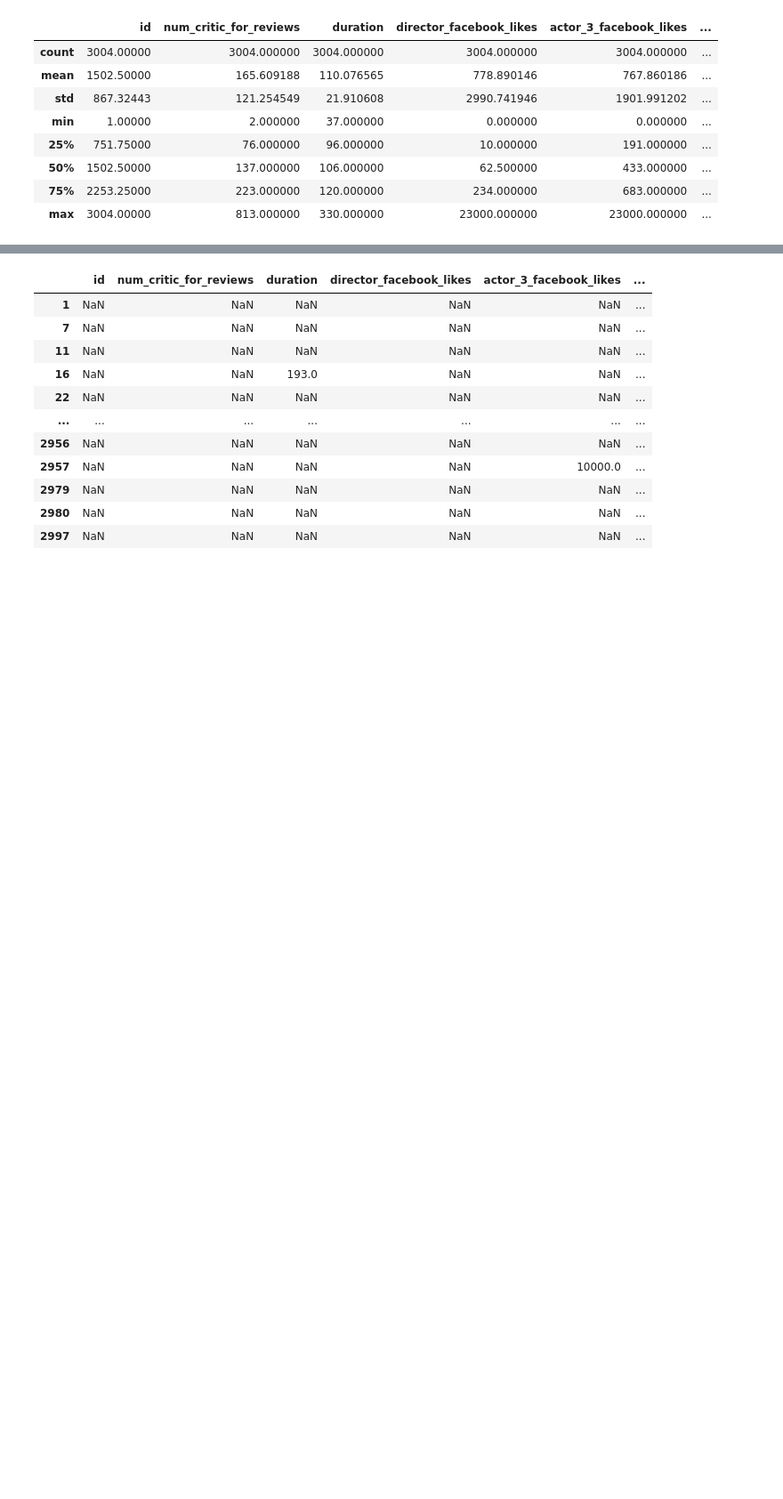
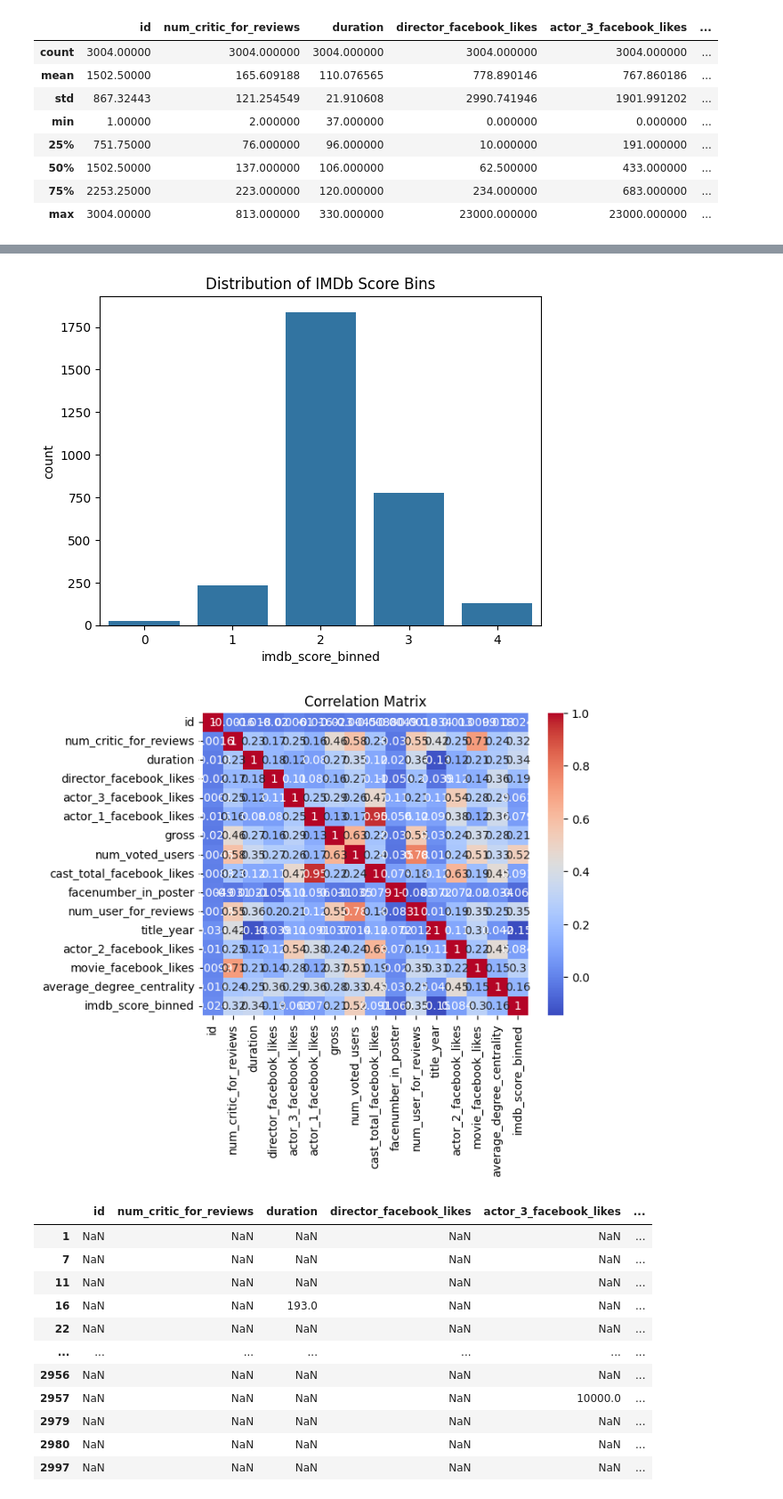
Before and after one commit to jennymai10/movie-rating-prediction, a Jupyter notebook: explore.ipynb, the cells around one changed output, grey strips where cells are left out. Shown at 89% size. Cells and saved outputs as stored; diff of their text form; code cells hidden in the pictures; blank space fills up the shorter version.

```diff
--- a/explore.ipynb
+++ b/explore.ipynb
@@ -89,14 +103,17 @@ df.describe()
 # %%
-# # Histogram of IMDb score binned
-# sns.countplot(x='imdb_score_binned', data=df)
-# plt.title('Distribution of IMDb Score Bins')
-# plt.show()
+# Histogram of IMDb score binned
+sns.countplot(x='imdb_score_binned', data=df)
+plt.title('Distribution of IMDb Score Bins')
+plt.show()
 
-# # Heatmap of correlations
-# correlation_matrix = df.corr()
-# sns.heatmap(correlation_matrix, annot=True, cmap='coolwarm')
-# plt.title('Correlation Matrix')
-# plt.show()
+# Heatmap of correlations
+correlation_matrix = df.corr()
+sns.heatmap(correlation_matrix, annot=True, cmap='coolwarm')
+plt.title('Correlation Matrix')
+plt.show()
+# %% [output]
+[figure, added]
+[figure, added]
 # %%
 # df = df.drop(['actor_1_facebook_likes'], axis=1)
 df_014 = df[(df['imdb_score_binned'] == 0) | (df['imdb_score_binned'] == 1) | (df['imdb_score_binned'] == 4)]
```
Also changed, not shown: parts of 20 cells of this notebook, 1 other file.
